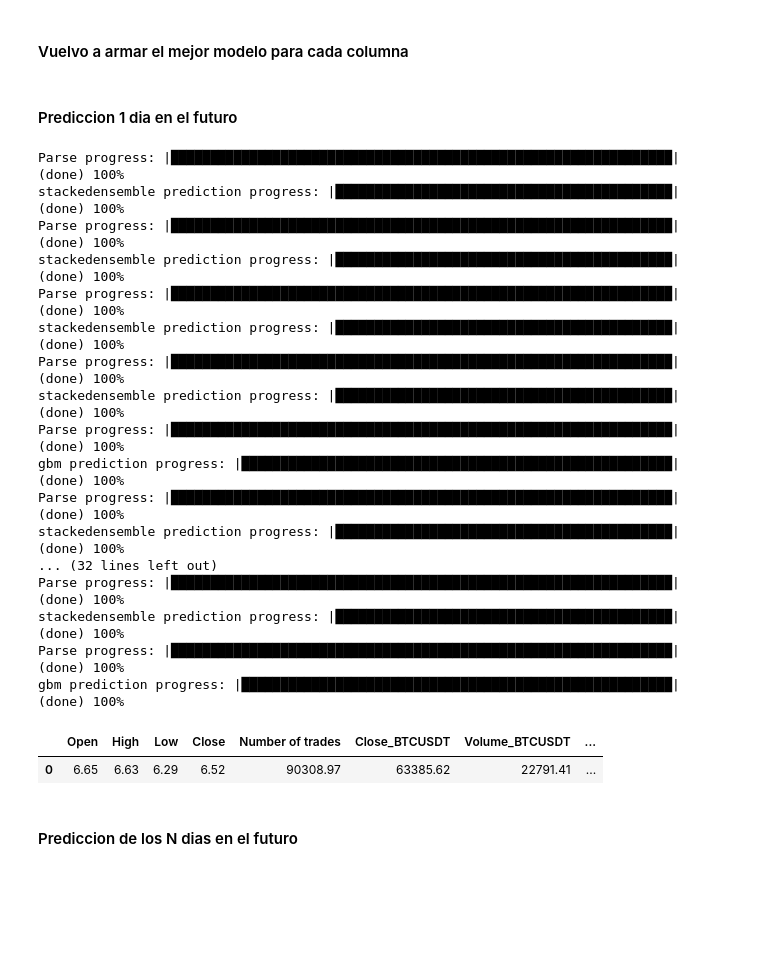
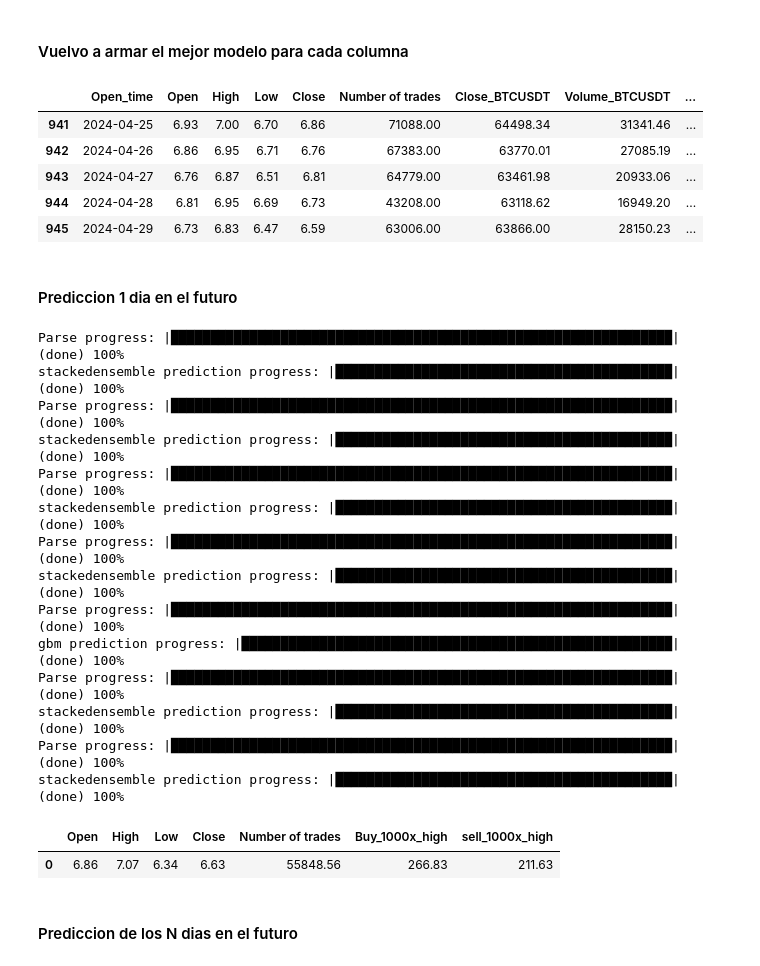
Before and after one commit to marianoMarchetta1/Tesis-2024, a Jupyter notebook: models/auto_ml_other_models.ipynb, the cells around one changed output. Drawn from its saved outputs; the diff is of its cells as text; code cells hidden in the pictures; blank space fills up the shorter version.

```diff
--- a/models/auto_ml_other_models.ipynb
+++ b/models/auto_ml_other_models.ipynb
@@ -57,32 +57,20 @@ columns_to_model = [
     'Low',
     'Close',
     'Number of trades',
-    'Close_BTCUSDT',
-    'Volume_BTCUSDT',
-    'Number_of_trades_BTCUSDT',
-    'Close_ETHUSDT',
-    'Volume_ETHUSDT',
-    'Number_of_trades_ETHUSDT',
-    'Close_BNBUSDT',
-    'Volume_BNBUSDT',
-    'Number_of_trades_BNBUSDT',
-    # 'SMA_20',
-    # 'EMA_20',
-    # 'Upper_Band',
-    # 'Middle_Band',
-    # 'Lower_Band',
-    # 'RSI',
-    'buy_1000x_high_coinbase',
-    'sell_1000x_high_coinbase',
-    'total_trades_coinbase',
-    'Tweets_Utilizados',
-    'Tweets_Utilizados_coin',
-    'Tweets_Utilizados_referentes',
-    'Tweets_Utilizados_whale_alert',
     'Buy_1000x_high',
     'sell_1000x_high',
-    'total_trades_binance'
 ]
+
+
+# VOLVER A AGRAGAR LAS COLUMNAS DE ACA ABAJO PARA LA PRIMER VERSION PERFORMANTE DE H2O
+# Number_of_trades_BTCUSDT	0.6588976	0.0071163	0.0029513
+# Volume_BTCUSDT	0.5628256	0.0060787	0.0025209
+# Volume_ETHUSDT	0.5505871	0.0059465	0.0024661
+# Volume_BNBUSDT	0.2992841	0.0032324	0.0013405
+# total_trades_coinbase	0.2962261	0.0031993	0.0013268
+# Tweets_Utilizados	0.2395923	0.0025877	0.0010732
+# Tweets_Utilizados_coin	0.1547555	0.0016714	0.0006932
+# Tweets_Utilizados_whale_alert	0.1284685	0.0013875	0.0005754]
 # %%
 dataset = pd.read_csv('/Users/mmarchetta/Desktop/Tesis-2024/data-visualization/final_dataset.csv')
 dataset['Open_time'] = pd.to_datetime(dataset['Open_time'])
@@ -151,8 +137,8 @@ for column in columns_to_model:
     training_data = training_data[:-1] #Tengo que sacar el ultimo registro porque no tendra valor del target
     ##
     h2o_df = h2o.H2OFrame(training_data.drop(columns=["Open_time"]))
+    aml = H2OAutoML(nfolds=5, keep_cross_validation_predictions=True, stopping_rounds=7, exploitation_ratio=0.5, seed=3579, max_runtime_secs= 60 * 60 * 2) #TODO: PASAR A 4 HS PARA CLOUD
 
-    aml = H2OAutoML(seed=1234) #TODO: SACAR EL max_models
     aml.train(y='Next_Day_Target', training_frame=h2o_df)
 
     leaderboard = aml.leaderboard
@@ -259,6 +192,15 @@ loaded_models = {}
 for column in columns_to_model:
     model_path = f"modelo_{column}.h2o"
     loaded_models[column] = h2o.load_model(f"h2o_models/{model_path}")
+# %%
+feature_dataset.tail()
+# %% [output]
+|  | Open_time | Open | High | Low | Close | Number of trades | Close_BTCUSDT | Volume_BTCUSDT | ... |
+| 941 | 2024-04-25 | 6.93 | 7.00 | 6.70 | 6.86 | 71088.00 | 64498.34 | 31341.46 | ... |
+| 942 | 2024-04-26 | 6.86 | 6.95 | 6.71 | 6.76 | 67383.00 | 63770.01 | 27085.19 | ... |
+| 943 | 2024-04-27 | 6.76 | 6.87 | 6.51 | 6.81 | 64779.00 | 63461.98 | 20933.06 | ... |
+| 944 | 2024-04-28 | 6.81 | 6.95 | 6.69 | 6.73 | 43208.00 | 63118.62 | 16949.20 | ... |
+| 945 | 2024-04-29 | 6.73 | 6.83 | 6.47 | 6.59 | 63006.00 | 63866.00 | 28150.23 | ... |
 # %% [markdown]
 #### Prediccion 1 dia en el futuro
 # %%
@@ -292,30 +234,27 @@ def hacer_predicciones_para_dia_siguiente(trained_models, last_day_data):
 
     return predictions_df
 # %%
-predictions_next_day = hacer_predicciones_para_dia_siguiente(loaded_models, feature_dataset.drop(columns=["Open_time", "Next_Day_Target"])[-1:])
+predictions_next_day = hacer_predicciones_para_dia_siguiente(loaded_models, feature_dataset[columns_to_model][-1:])
 
 # Muestra el DataFrame con las predicciones para el día siguiente
 display(predictions_next_day)
 # %% [output]
 Parse progress: |████████████████████████████████████████████████████████████████| (done) 100%
 stackedensemble prediction progress: |███████████████████████████████████████████| (done) 100%
 Parse progress: |████████████████████████████████████████████████████████████████| (done) 100%
 stackedensemble prediction progress: |███████████████████████████████████████████| (done) 100%
 Parse progress: |████████████████████████████████████████████████████████████████| (done) 100%
 stackedensemble prediction progress: |███████████████████████████████████████████| (done) 100%
 Parse progress: |████████████████████████████████████████████████████████████████| (done) 100%
 stackedensemble prediction progress: |███████████████████████████████████████████| (done) 100%
 Parse progress: |████████████████████████████████████████████████████████████████| (done) 100%
 gbm prediction progress: |███████████████████████████████████████████████████████| (done) 100%
 Parse progress: |████████████████████████████████████████████████████████████████| (done) 100%
 stackedensemble prediction progress: |███████████████████████████████████████████| (done) 100%
-... (32 lines left out)
 Parse progress: |████████████████████████████████████████████████████████████████| (done) 100%
 stackedensemble prediction progress: |███████████████████████████████████████████| (done) 100%
-Parse progress: |████████████████████████████████████████████████████████████████| (done) 100%
-gbm prediction progress: |███████████████████████████████████████████████████████| (done) 100%
-|  | Open | High | Low | Close | Number of trades | Close_BTCUSDT | Volume_BTCUSDT | ... |
-| 0 | 6.65 | 6.63 | 6.29 | 6.52 | 90308.97 | 63385.62 | 22791.41 | ... |
+|  | Open | High | Low | Close | Number of trades | Buy_1000x_high | sell_1000x_high |
+| 0 | 6.86 | 7.07 | 6.34 | 6.63 | 55848.56 | 266.83 | 211.63 |
 # %% [markdown]
 #### Prediccion de los N dias en el futuro
 # %%
```
Also changed, not shown: parts of 14 cells of this notebook, 10 other files.
